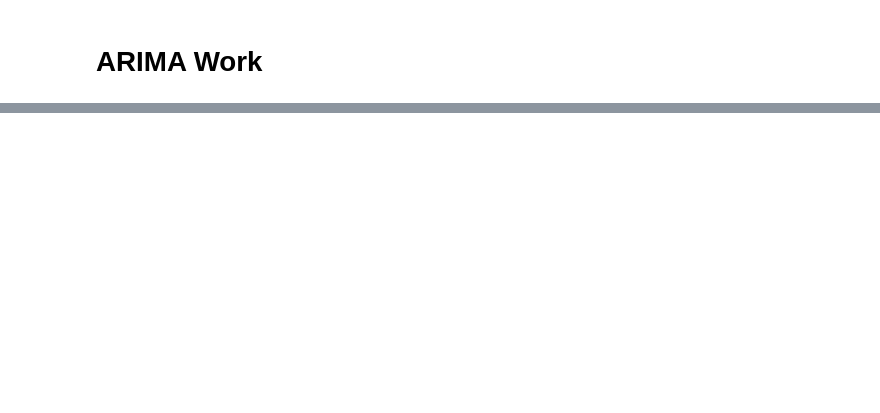
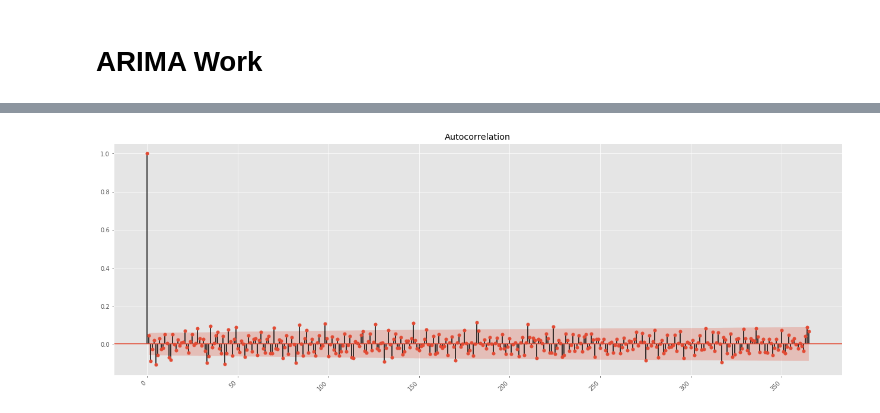
Before and after one commit to AkshayJ0shi/steam_anomaly_detection_capstone, a Jupyter notebook: series_arima.ipynb, the cells around one changed output, grey strips where cells are left out. Saved outputs shown, nothing was run; the diff lists cells and outputs as text; code cells hidden in the pictures; blank space fills up the shorter version.

```diff
--- a/series_arima.ipynb
+++ b/series_arima.ipynb
@@ -46,0 +72,6 @@ plot_moving_average(series, ax)
+# %%
+fig, ax = plt.subplots(figsize=(22, 8))
+fig.autofmt_xdate(rotation=45)
+_=sm.graphics.tsa.plot_acf(series[121:].diff()[1:], lags=365, ax=ax)
+# %% [output]
+[figure, added]
```
Also changed, not shown: parts of 10 cells of this notebook.
